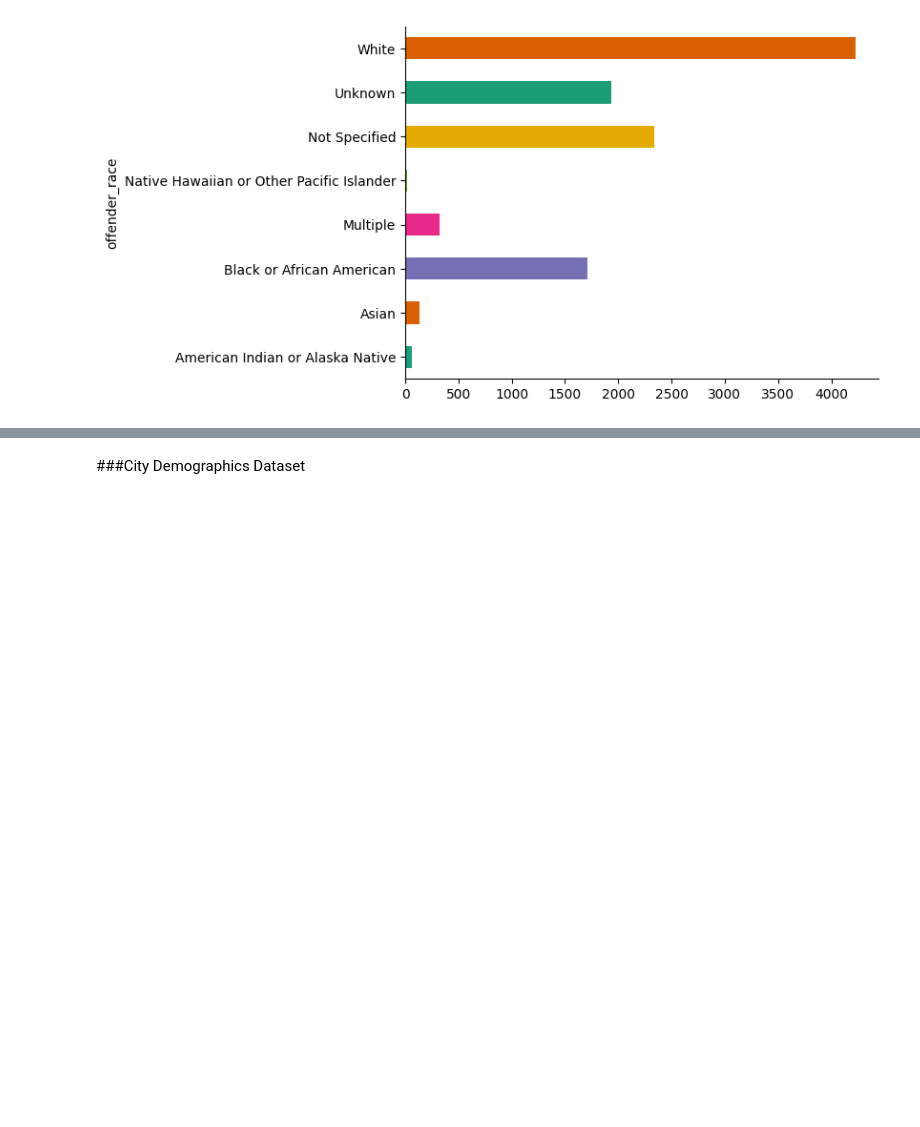
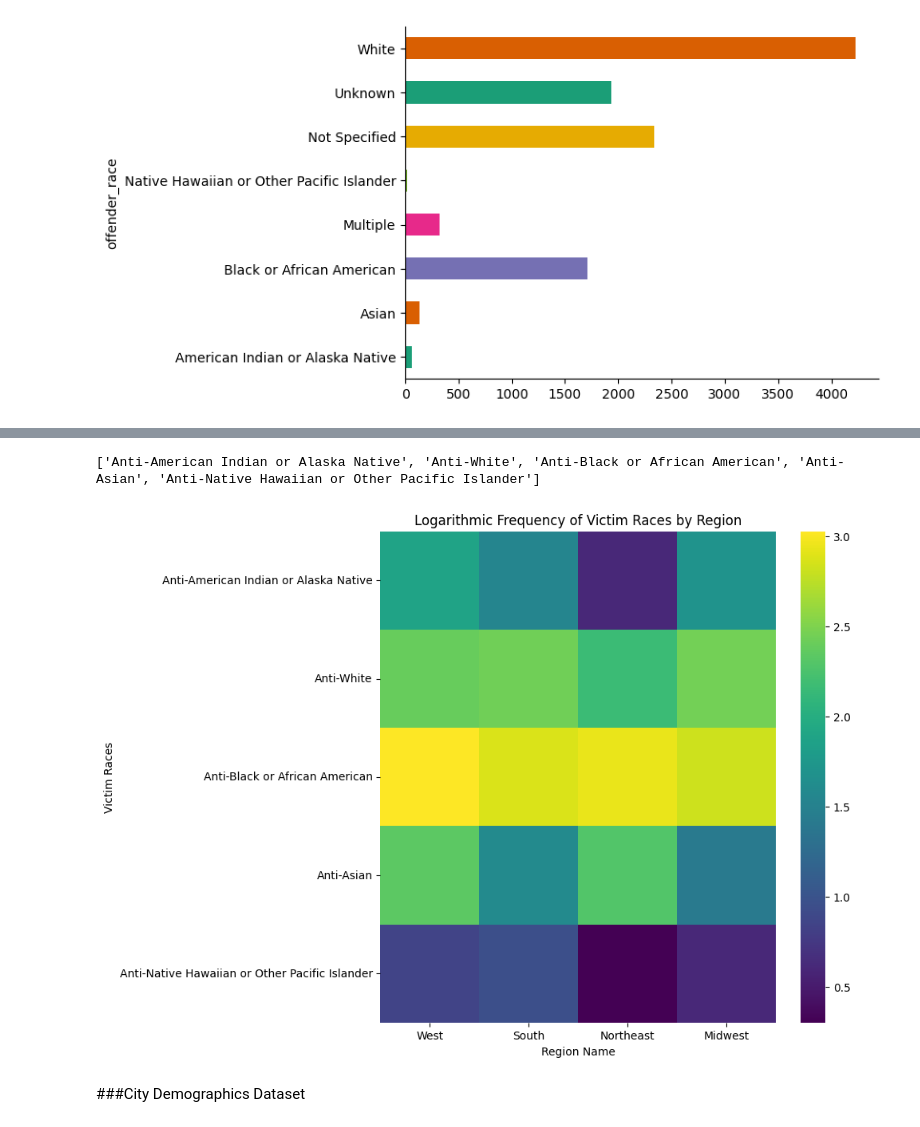
Before and after one commit to IsaacFigNewton/Analyzing-Hate-Crime-Data, a Jupyter notebook: Hate_Crime_Data_Exploration.ipynb, the cells around one changed output, grey strips where cells are left out. Drawn from its saved outputs; the diff is of its cells as text; code cells hidden in the pictures; blank space fills up the shorter version.

```diff
--- a/Hate_Crime_Data_Exploration.ipynb
+++ b/Hate_Crime_Data_Exploration.ipynb
@@ -357,3 +387,57 @@ _ = plt.ylabel('offender_race')
+# %%
+# Get some victim races to start with
+unique_offender_races = crime_df['offender_race'].unique().tolist()
+unique_offender_races.remove(np.nan)
+
+# Drop categories absent from victim data
+ignore_list = ["Not Specified", "Unknown", "Multiple"]
+for item in ignore_list:
+  unique_offender_races.remove(item)
+
+unique_victim_races = ["Anti-" + str(race) for race in unique_offender_races]
+
+print(unique_victim_races)
+# %% [output]
+['Anti-American Indian or Alaska Native', 'Anti-White', 'Anti-Black or African American', 'Anti-Asian', 'Anti-Native Hawaiian or Other Pacific Islander']
+# %%
+import pandas as pd
+import seaborn as sns
+import matplotlib.pyplot as plt
+
+plt.subplots(figsize=(8, 8))
+
+# Initialize an empty DataFrame with the correct index and columns
+df_2dhist = pd.DataFrame(index=unique_victim_races, columns=crime_df['region_name'].unique())
+
+# Iterate over each region and calculate the value counts for each victim race
+for region in df_2dhist.columns:
+    region_data = crime_df[crime_df['region_name'] == region]
+
+    for victim_race in unique_victim_races:
+        # Sum of occurrences of victim_race in the region
+        count = region_data[victim_race].sum()
+        # Update the DataFrame cell with the count
+        df_2dhist.loc[victim_race, region] = count
+
+# Convert DataFrame entries to numeric type and drop nan values
+df_2dhist = df_2dhist.apply(pd.to_numeric)
+df_2dhist.drop(columns=[np.nan], inplace=True)
+
+# Apply logarithmic transformation to the counts
+df_2dhist_log = df_2dhist.applymap(lambda x: 0 if x == 0 else np.log10(x))
+
+# Create the heatmap with logarithmic scale
+sns.heatmap(df_2dhist_log, cmap='viridis')
+
+# Give the plot a title and axis labels
+plt.title("Logarithmic Frequency of Victim Races by Region")
+plt.xlabel("Region Name")
+plt.ylabel("Victim Races")
+plt.yticks(rotation=0)
+
+plt.show()
+# %% [output]
+[figure, added]
 # %% [markdown]
 ###City Demographics Dataset
 # %%
```
Also changed, not shown: parts of 18 cells of this notebook.
